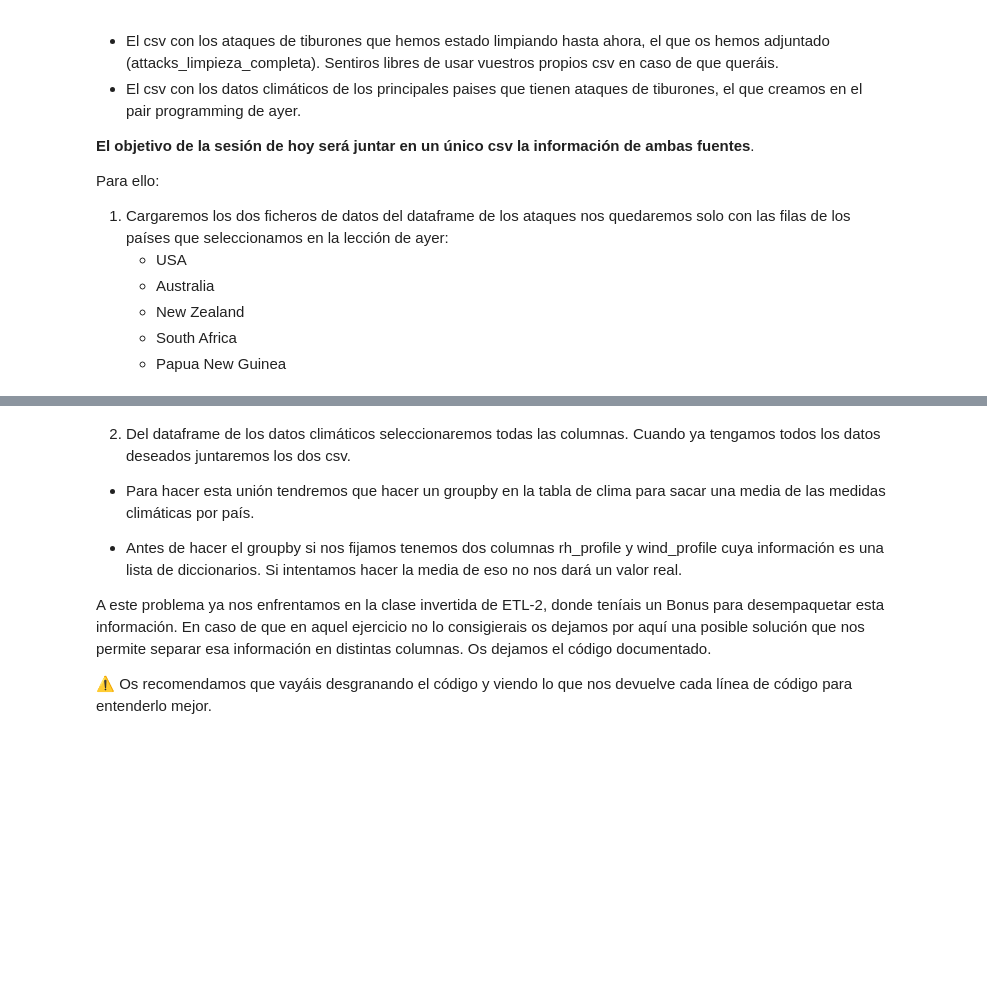
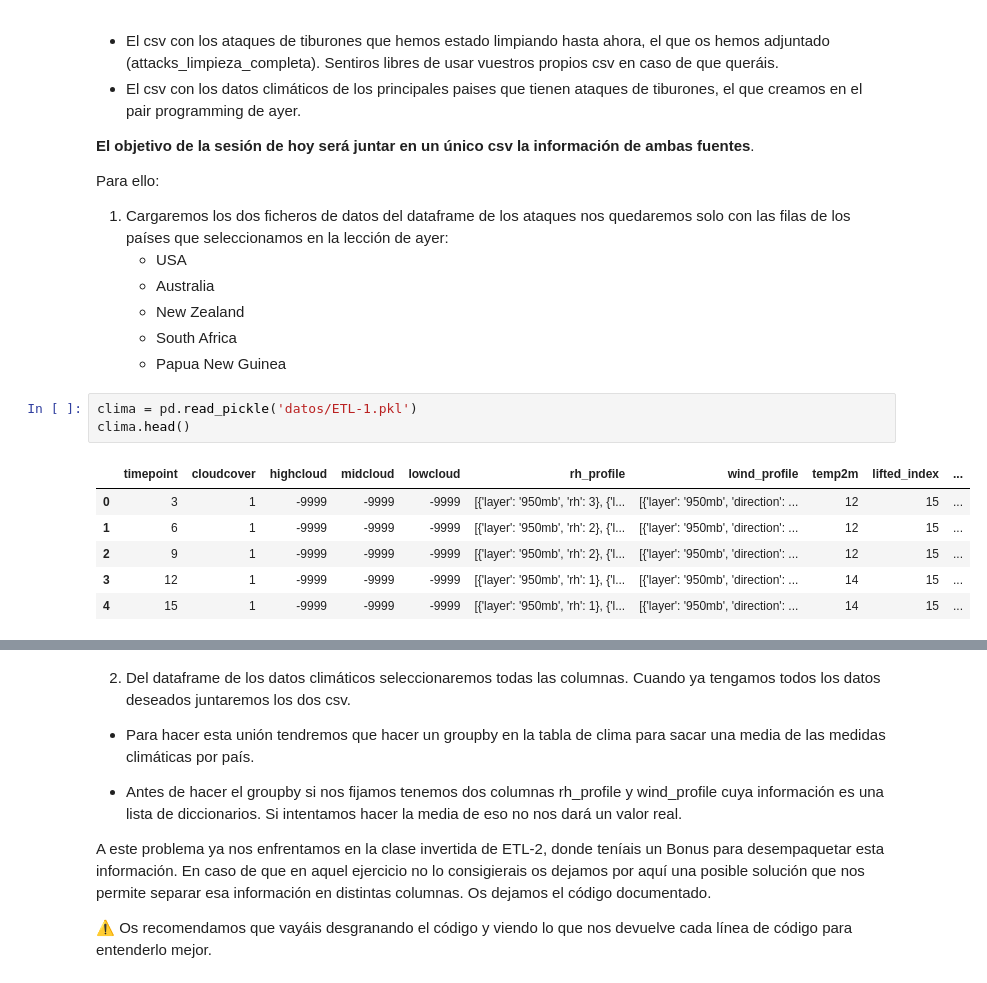
Before and after one commit to Adalab/DA-promo-c-modulo-2-sprint-2-Gadea-Laura, a Jupyter notebook: ETL/ETL-2.ipynb, the cells around one changed output, grey strips where cells are left out. Saved outputs shown, nothing was run; the diff lists cells and outputs as text; blank space fills up the shorter version.

```diff
--- a/ETL/ETL-2.ipynb
+++ b/ETL/ETL-2.ipynb
@@ -23,3 +30,13 @@ Para ello:
     - New Zealand
     - South Africa
     - Papua New Guinea
+# %%
+clima = pd.read_pickle('datos/ETL-1.pkl')
+clima.head()
+# %% [output]
+|  | timepoint | cloudcover | highcloud | midcloud | lowcloud | rh_profile | wind_profile | temp2m | lifted_index | ... |
+| 0 | 3 | 1 | -9999 | -9999 | -9999 | [{'layer': '950mb', 'rh': 3}, {'l... | [{'layer': '950mb', 'direction': ... | 12 | 15 | ... |
+| 1 | 6 | 1 | -9999 | -9999 | -9999 | [{'layer': '950mb', 'rh': 2}, {'l... | [{'layer': '950mb', 'direction': ... | 12 | 15 | ... |
+| 2 | 9 | 1 | -9999 | -9999 | -9999 | [{'layer': '950mb', 'rh': 2}, {'l... | [{'layer': '950mb', 'direction': ... | 12 | 15 | ... |
+| 3 | 12 | 1 | -9999 | -9999 | -9999 | [{'layer': '950mb', 'rh': 1}, {'l... | [{'layer': '950mb', 'direction': ... | 14 | 15 | ... |
+| 4 | 15 | 1 | -9999 | -9999 | -9999 | [{'layer': '950mb', 'rh': 1}, {'l... | [{'layer': '950mb', 'direction': ... | 14 | 15 | ... |
```
Also changed, not shown: parts of 16 cells of this notebook, 7 other files.
